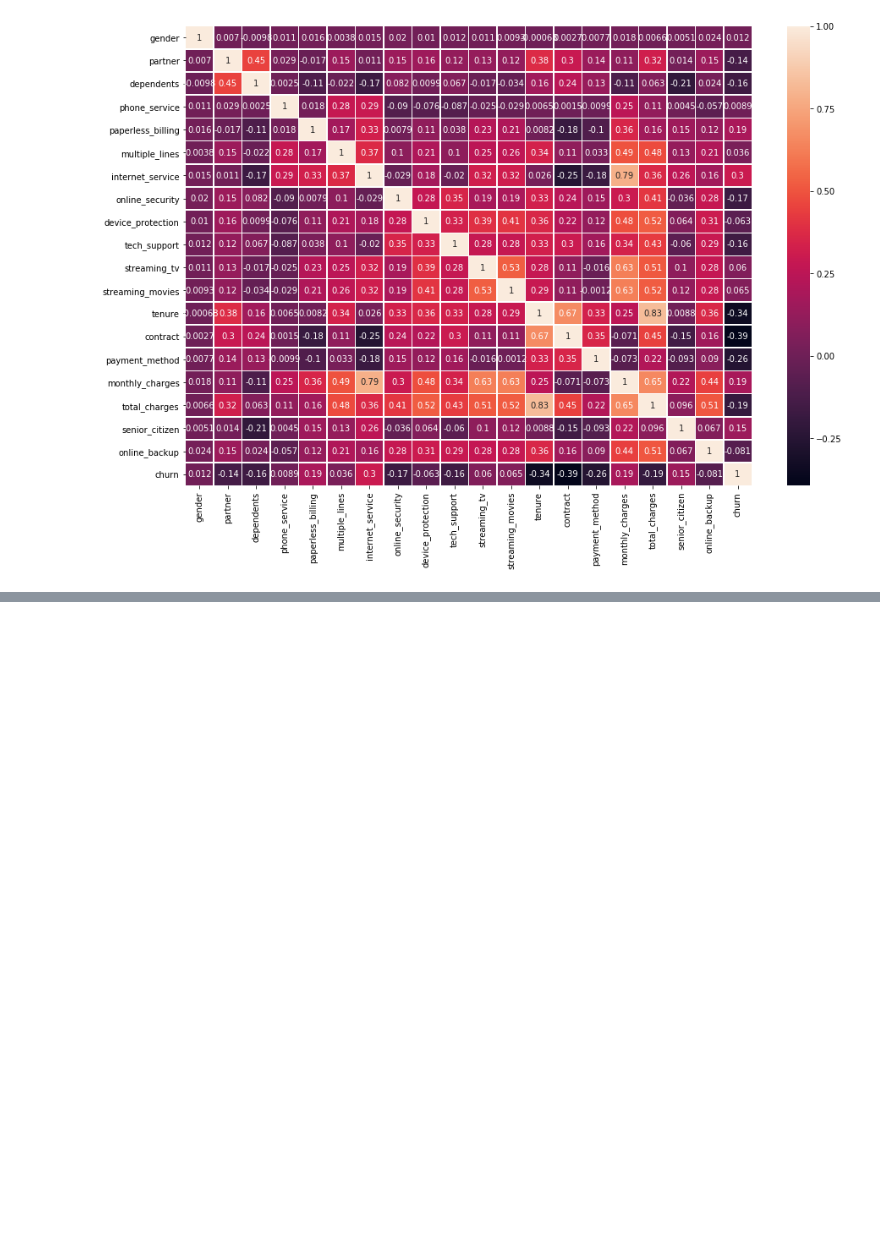
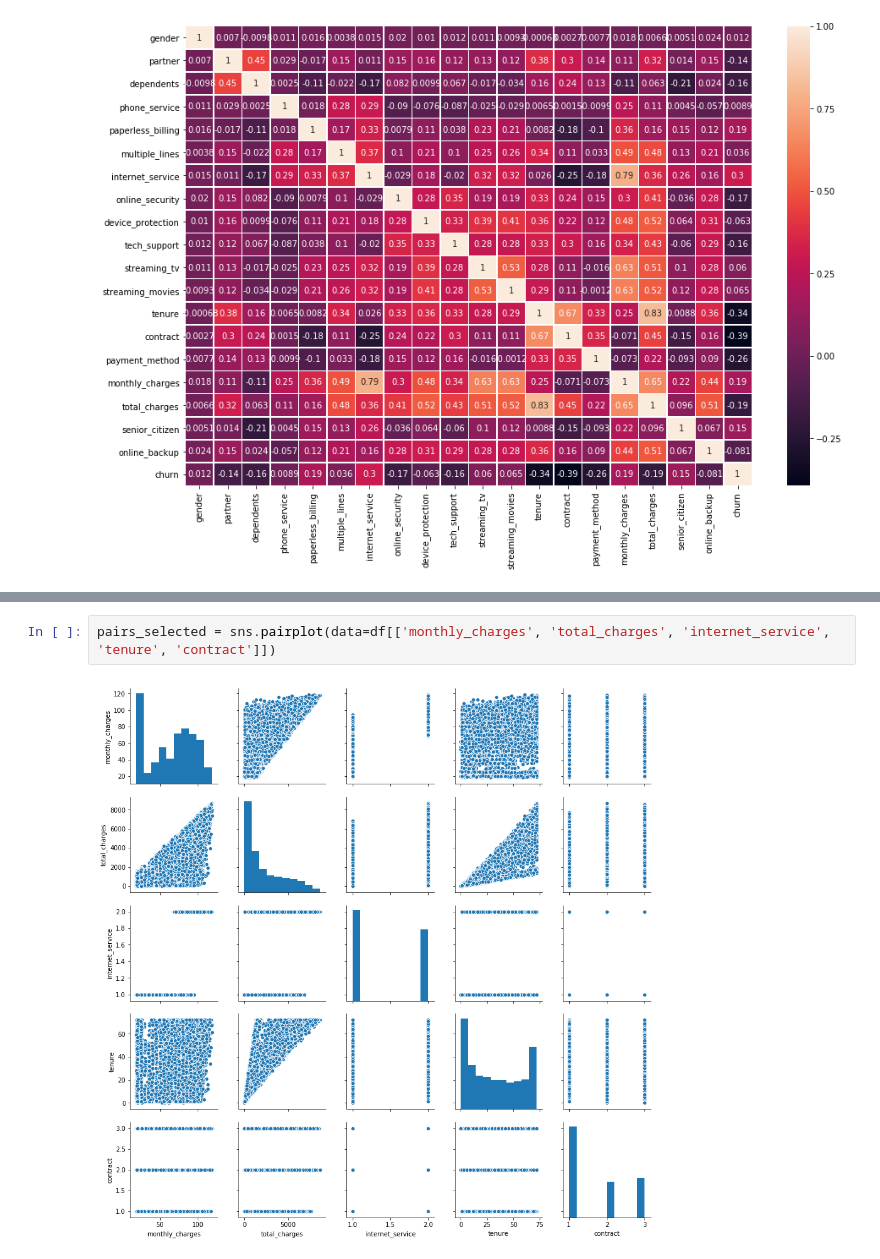
Before and after one commit to akshaysundar3/telco_prediction, a Jupyter notebook: eda_jl.ipynb, the cells around one changed output, grey strips where cells are left out. Drawn from its saved outputs; the diff is of its cells as text; blank space fills up the shorter version.

```diff
--- a/eda_jl.ipynb
+++ b/eda_jl.ipynb
@@ -71,0 +84,4 @@ pairs = sns.pairplot(df.drop("customer_id", axis=1))
+# %%
+pairs_selected = sns.pairplot(data=df[['monthly_charges', 'total_charges', 'internet_service', 'tenure', 'contract']])
+# %% [output]
+[figure, added]
```
Also changed, not shown: parts of 3 cells of this notebook.
